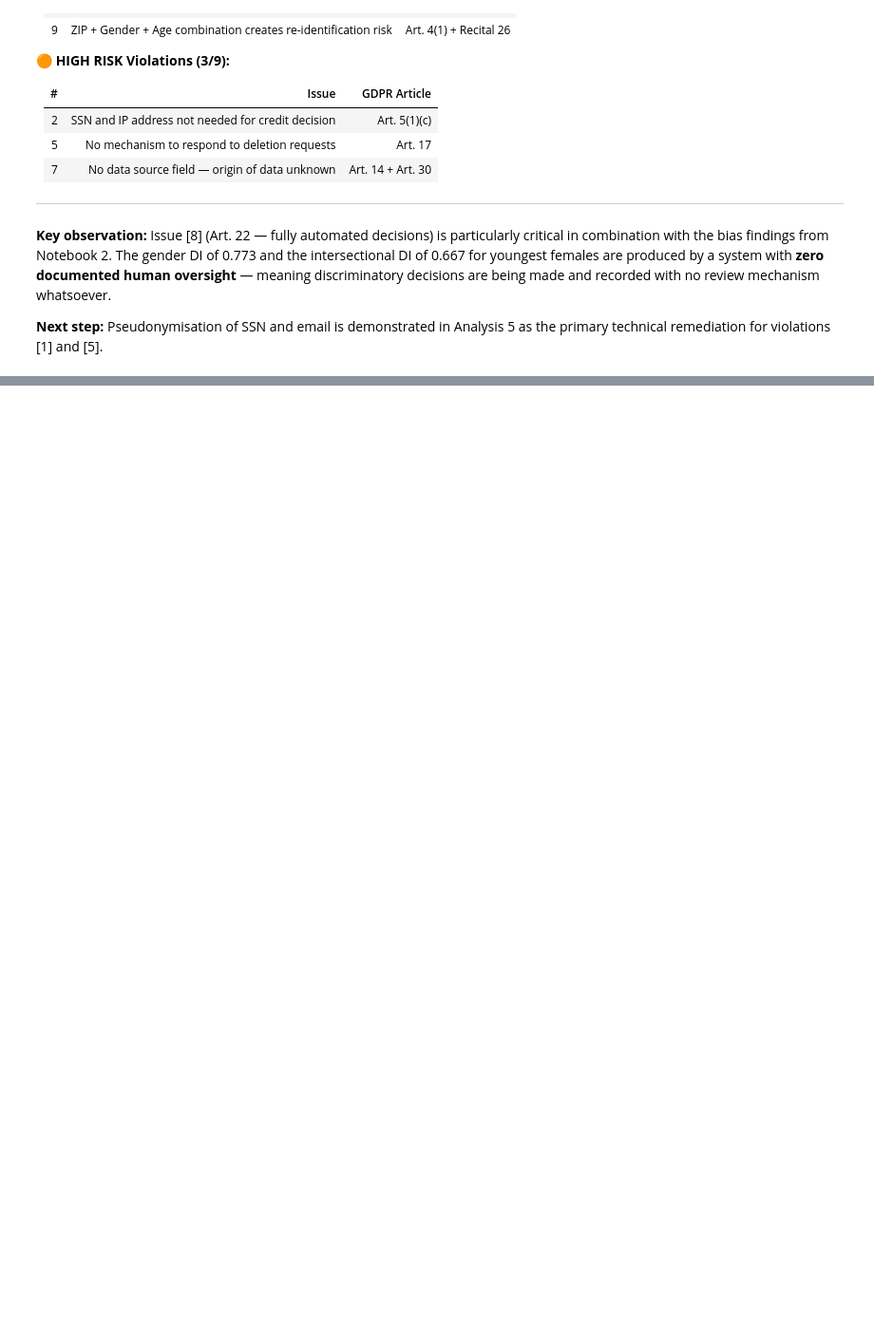
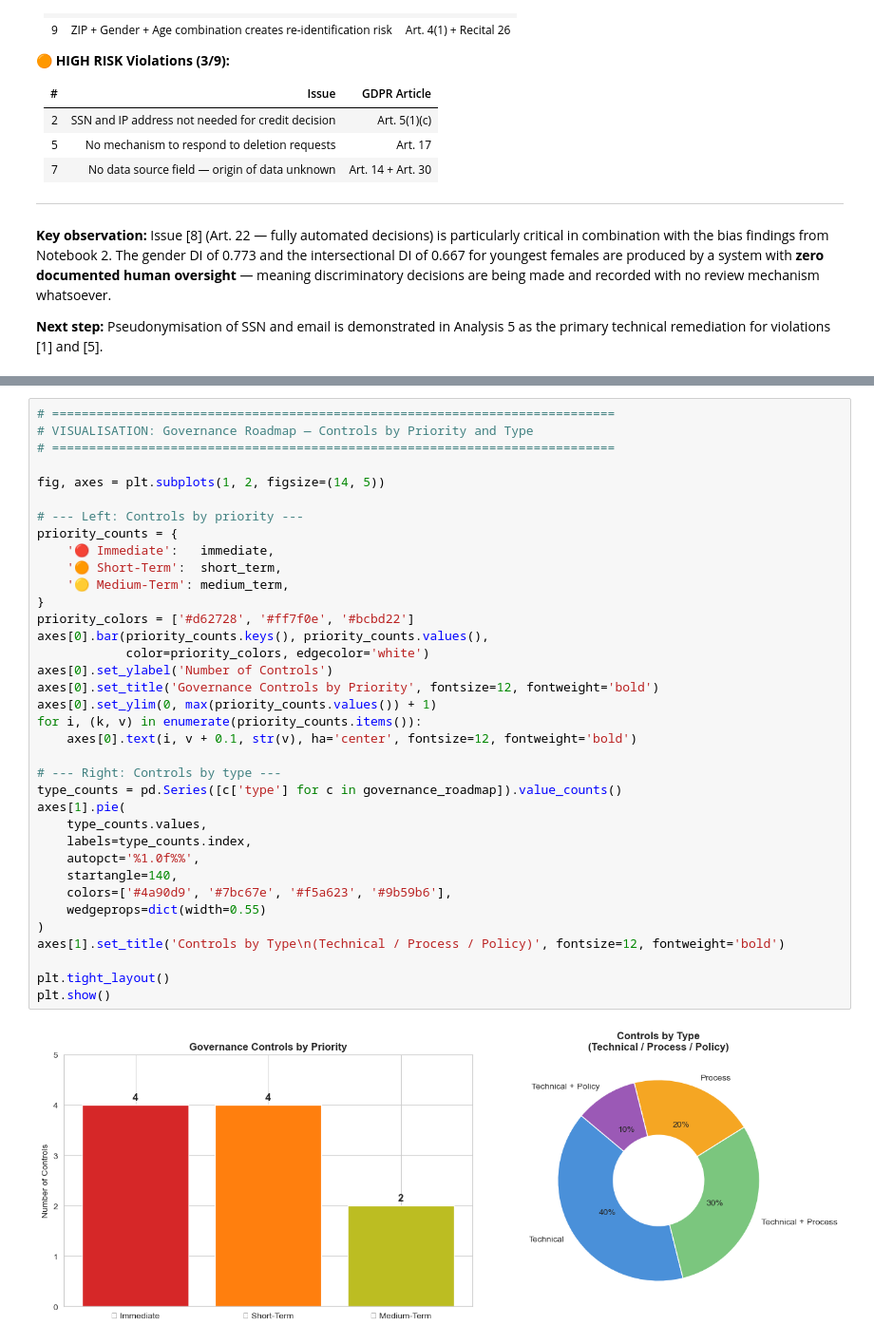
Before and after one commit to mariehenke73606/DEGO-2606---TXC_12, a Jupyter notebook: notebooks/03 - privacy - demo.ipynb, the cells around one changed output, grey strips where cells are left out. Shown at 95% size. Cells and saved outputs as stored; diff of their text form; blank space fills up the shorter version.

```diff
--- a/notebooks/03 - privacy - demo.ipynb
+++ b/notebooks/03 - privacy - demo.ipynb
@@ -851,0 +1490,38 @@ plt.show()
+# %%
+# ============================================================================
+# VISUALISATION: Governance Roadmap — Controls by Priority and Type
+# ============================================================================
+
+fig, axes = plt.subplots(1, 2, figsize=(14, 5))
+
+# --- Left: Controls by priority ---
+priority_counts = {
+    '🔴 Immediate':   immediate,
+    '🟠 Short-Term':  short_term,
+    '🟡 Medium-Term': medium_term,
+}
+priority_colors = ['#d62728', '#ff7f0e', '#bcbd22']
+axes[0].bar(priority_counts.keys(), priority_counts.values(),
+            color=priority_colors, edgecolor='white')
+axes[0].set_ylabel('Number of Controls')
+axes[0].set_title('Governance Controls by Priority', fontsize=12, fontweight='bold')
+axes[0].set_ylim(0, max(priority_counts.values()) + 1)
+for i, (k, v) in enumerate(priority_counts.items()):
+    axes[0].text(i, v + 0.1, str(v), ha='center', fontsize=12, fontweight='bold')
+
+# --- Right: Controls by type ---
+type_counts = pd.Series([c['type'] for c in governance_roadmap]).value_counts()
+axes[1].pie(
+    type_counts.values,
+    labels=type_counts.index,
+    autopct='%1.0f%%',
+    startangle=140,
+    colors=['#4a90d9', '#7bc67e', '#f5a623', '#9b59b6'],
+    wedgeprops=dict(width=0.55)
+)
+axes[1].set_title('Controls by Type\n(Technical / Process / Policy)', fontsize=12, fontweight='bold')
+
+plt.tight_layout()
+plt.show()
+# %% [output]
+[figure, added]
```
Also changed, not shown: parts of 14 cells of this notebook.
